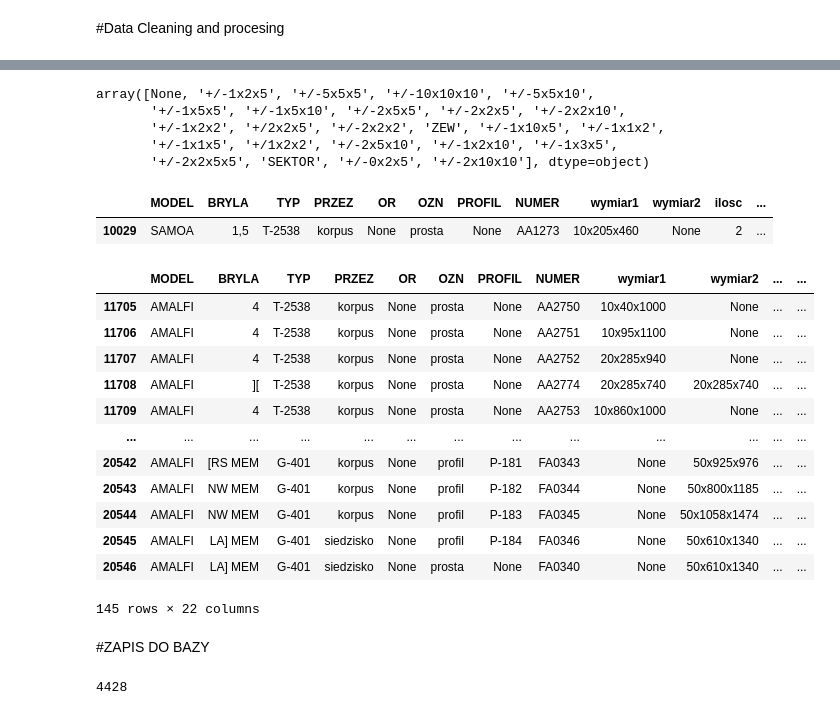
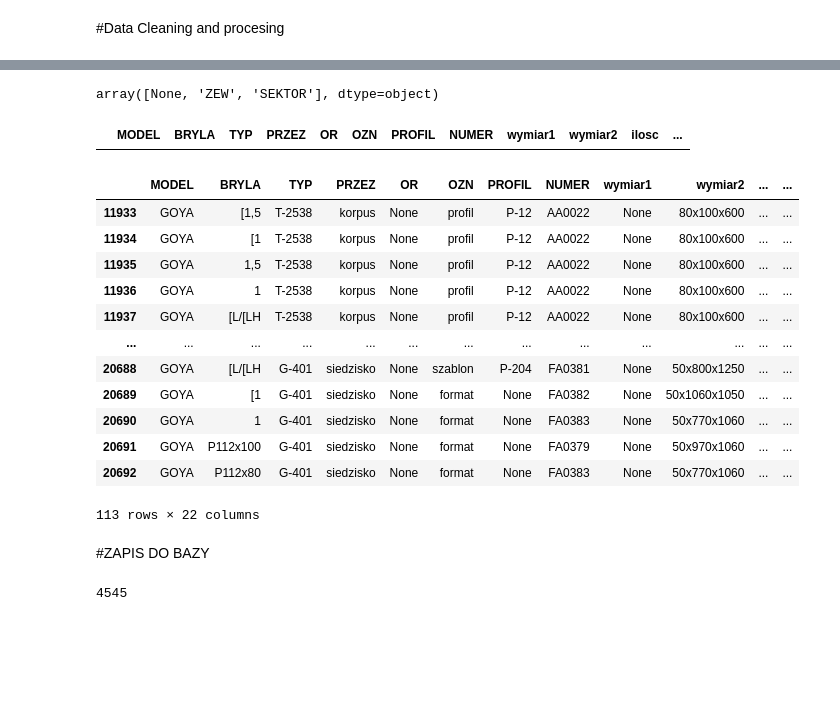
Before and after one commit to Mogarthron/Magazynier, a Jupyter notebook: GENERATORY_DOKUMENTACJI/PIANKI_GENERATOR_BAZY.ipynb, the cells around one changed output, grey strips where cells are left out. Drawn from its saved outputs; the diff is of its cells as text; code cells hidden in the pictures; blank space fills up the shorter version.

Commit message:
GENERATOR DOKUMENTACJI

```diff
--- a/GENERATORY_DOKUMENTACJI/PIANKI_GENERATOR_BAZY.ipynb
+++ b/GENERATORY_DOKUMENTACJI/PIANKI_GENERATOR_BAZY.ipynb
@@ -1,6 +1,6 @@
 # %%
-# pg_path = "Z:/160. ROZKRÓJ PIANEK/160.10 GENERATOR/PIAGEN_wersja_3.83.xlsm"
-pg_path = "Z:/450. PLANISTA - ZAOPATRZENIE/PIAGEN_wersja_3.83.xlsm"
+pg_path = "Z:/160. ROZKRÓJ PIANEK/160.110 GENERATOR/PIAGEN_wersja_3.84.xlsm"
+# pg_path = "Z:/450. PLANISTA - ZAOPATRZENIE/PIAGEN_wersja_3.84.xlsm"
 
 generatory_path = "Z:/450. PLANISTA - ZAOPATRZENIE/GENERATORY.db"
 # %%
@@ -100,16 +96,11 @@ df[~df.TOLERANCJA.isna()]
 # %%
 df.TOLERANCJA.unique()
 # %% [output]
-array([None, '+/-1x2x5', '+/-5x5x5', '+/-10x10x10', '+/-5x5x10',
-       '+/-1x5x5', '+/-1x5x10', '+/-2x5x5', '+/-2x2x5', '+/-2x2x10',
-       '+/-1x2x2', '+/2x2x5', '+/-2x2x2', 'ZEW', '+/-1x10x5', '+/-1x1x2',
-       '+/-1x1x5', '+/1x2x2', '+/-2x5x10', '+/-1x2x10', '+/-1x3x5',
-       '+/-2x2x5x5', 'SEKTOR', '+/-0x2x5', '+/-2x10x10'], dtype=object)
+array([None, 'ZEW', 'SEKTOR'], dtype=object)
 # %%
 df[df.TOLERANCJA == "+/1x2x2"]
 # %% [output]
 |  | MODEL | BRYLA | TYP | PRZEZ | OR | OZN | PROFIL | NUMER | wymiar1 | wymiar2 | ilosc | ... |
-| 10029 | SAMOA | 1,5 | T-2538 | korpus | None | prosta | None | AA1273 | 10x205x460 | None | 2 | ... |
 # %%
 _tab = df[df.MODEL != "NAZWA"]
 
@@ -172,21 +163,21 @@ tab["DLUG"] = tab["WYMIAR"].apply(dlug)
 # %%
 tab = tab[tab.MODEL.isin(list(lista_modeli_pianki.keys()))]
 # %%
-tab[tab.MODEL == "AMALFI"]
+tab[tab.MODEL == "GOYA"]
 # %% [output]
 |  | MODEL | BRYLA | TYP | PRZEZ | OR | OZN | PROFIL | NUMER | wymiar1 | wymiar2 | ... | ... |
-| 11705 | AMALFI | 4 | T-2538 | korpus | None | prosta | None | AA2750 | 10x40x1000 | None | ... | ... |
-| 11706 | AMALFI | 4 | T-2538 | korpus | None | prosta | None | AA2751 | 10x95x1100 | None | ... | ... |
-| 11707 | AMALFI | 4 | T-2538 | korpus | None | prosta | None | AA2752 | 20x285x940 | None | ... | ... |
-| 11708 | AMALFI | ][ | T-2538 | korpus | None | prosta | None | AA2774 | 20x285x740 | 20x285x740 | ... | ... |
-| 11709 | AMALFI | 4 | T-2538 | korpus | None | prosta | None | AA2753 | 10x860x1000 | None | ... | ... |
+| 11933 | GOYA | [1,5 | T-2538 | korpus | None | profil | P-12 | AA0022 | None | 80x100x600 | ... | ... |
+| 11934 | GOYA | [1 | T-2538 | korpus | None | profil | P-12 | AA0022 | None | 80x100x600 | ... | ... |
+| 11935 | GOYA | 1,5 | T-2538 | korpus | None | profil | P-12 | AA0022 | None | 80x100x600 | ... | ... |
+| 11936 | GOYA | 1 | T-2538 | korpus | None | profil | P-12 | AA0022 | None | 80x100x600 | ... | ... |
+| 11937 | GOYA | [L/[LH | T-2538 | korpus | None | profil | P-12 | AA0022 | None | 80x100x600 | ... | ... |
 | ... | ... | ... | ... | ... | ... | ... | ... | ... | ... | ... | ... | ... |
-| 20542 | AMALFI | [RS MEM | G-401 | korpus | None | profil | P-181 | FA0343 | None | 50x925x976 | ... | ... |
-| 20543 | AMALFI | NW MEM | G-401 | korpus | None | profil | P-182 | FA0344 | None | 50x800x1185 | ... | ... |
-| 20544 | AMALFI | NW MEM | G-401 | korpus | None | profil | P-183 | FA0345 | None | 50x1058x1474 | ... | ... |
-| 20545 | AMALFI | LA] MEM | G-401 | siedzisko | None | profil | P-184 | FA0346 | None | 50x610x1340 | ... | ... |
-| 20546 | AMALFI | LA] MEM | G-401 | siedzisko | None | prosta | None | FA0340 | None | 50x610x1340 | ... | ... |
+| 20688 | GOYA | [L/[LH | G-401 | siedzisko | None | szablon | P-204 | FA0381 | None | 50x800x1250 | ... | ... |
+| 20689 | GOYA | [1 | G-401 | siedzisko | None | format | None | FA0382 | None | 50x1060x1050 | ... | ... |
+| 20690 | GOYA | 1 | G-401 | siedzisko | None | format | None | FA0383 | None | 50x770x1060 | ... | ... |
+| 20691 | GOYA | P112x100 | G-401 | siedzisko | None | format | None | FA0379 | None | 50x970x1060 | ... | ... |
+| 20692 | GOYA | P112x80 | G-401 | siedzisko | None | format | None | FA0383 | None | 50x770x1060 | ... | ... |
-145 rows × 22 columns
+113 rows × 22 columns
 # %% [markdown]
 #ZAPIS DO BAZY
 # %%
@@ -196,10 +187,11 @@ from sqlalchemy.orm import sessionmaker, declarative_base
 
 engine = create_engine("sqlite:///"+generatory_path, echo=False)
 # %%
-tab[['MODEL', 'BRYLA', 'TYP', 'PRZEZ', 'OR', 'OZN', 'PROFIL', 'NUMER','ilosc','WYMIAR', 'WYS', 'SZER', 'DLUG', 'TOLERANCJA']]#.to_sql("baza_PIANKI", con=engine, index=False, if_exists="replace")
+tab[['MODEL', 'BRYLA', 'TYP', 'PRZEZ', 'OR', 'OZN', 'PROFIL', 'NUMER','ilosc','WYMIAR', 'WYS', 'SZER', 'DLUG', 'TOLERANCJA']].to_sql("baza_PIANKI", con=engine, index=False, if_exists="replace")
 #4427 2023-11-06
 #4428 2024-02-09
 #4432 2024-03-07
 #4428 2024-03-18 baza testowa
+#4545 2024-06-04 dodana GOYA
 # %% [output]
-4428
+4545
```
Also changed, not shown: parts of 3 cells of this notebook.
